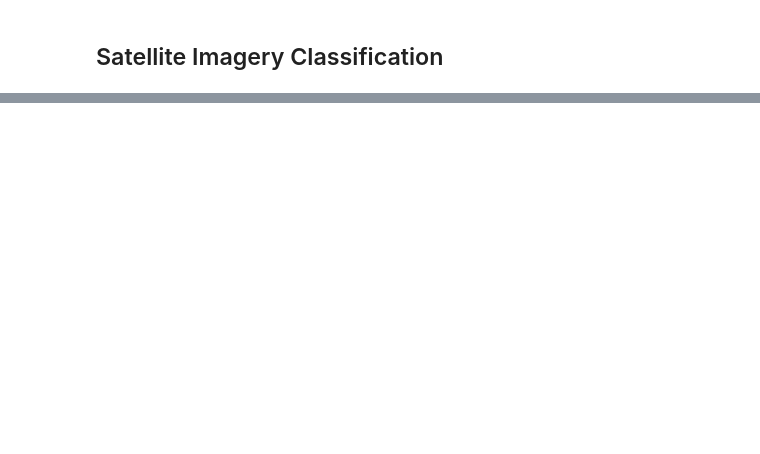
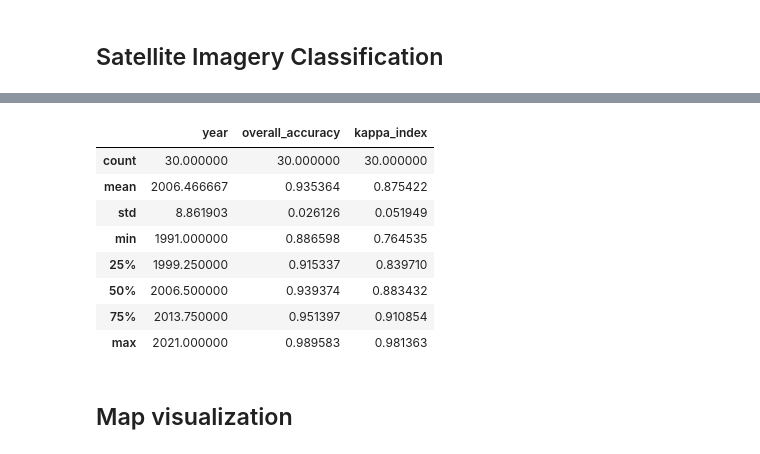
Before and after one commit to CesarRosales16/urban-sprawl-sv, a Jupyter notebook: Expansion_Urbana_AMSS.ipynb, the cells around one changed output, grey strips where cells are left out. Cells and saved outputs as stored; diff of their text form; code cells hidden in the pictures; blank space fills up the shorter version.

```diff
--- a/Expansion_Urbana_AMSS.ipynb
+++ b/Expansion_Urbana_AMSS.ipynb
@@ -584,3 +286,0 @@ train_data.head()
-# %%
-# Create json from geodataframe
-train_json = json.loads(train_data.to_json())
@@ -1096,0 +331,13 @@ show(img)
+# %%
+def classifyMultipleImages(classifier, images, train_pct, training, label, bands):
+  classified_images = []
+  error_matrices = []
+  overall_accuracies = []
+  kappa_indexes = []
+  for image in images:
+    classified, error_matrix, overall_accuracy, kappa_index = classifyGivenImage(classifier, image, train_pct, training, label, bands)
+    classified_images.append(classified)
+    error_matrices.append(error_matrix)
+    overall_accuracies.append(overall_accuracy)
+    kappa_indexes.append(kappa_index)
+  return classified_images, error_matrices, overall_accuracies, kappa_indexes
@@ -1096,0 +405,14 @@ show(img)
+# %%
+cart_classifier = ee.Classifier.smileCart()
+classified_images, error_matrices, overall_accuracies, kappa_indexes = classifyMultipleImages(cart_classifier, clipped_images, 0.80, training, label, bands)
+# %%
+import pandas as pd
+
+result_dict = {
+    'year': years_of_interes,
+    'overall_accuracy': overall_accuracies,
+    'kappa_index': kappa_indexes
+}
+
+result_df = pd.DataFrame(result_dict)
+result_df.head()
@@ -1096,0 +426,12 @@ show(img)
+# %%
+result_df.describe()
+# %% [output]
+|  | year | overall_accuracy | kappa_index |
+| count | 30.000000 | 30.000000 | 30.000000 |
+| mean | 2006.466667 | 0.935364 | 0.875422 |
+| std | 8.861903 | 0.026126 | 0.051949 |
+| min | 1991.000000 | 0.886598 | 0.764535 |
+| 25% | 1999.250000 | 0.915337 | 0.839710 |
+| 50% | 2006.500000 | 0.939374 | 0.883432 |
+| 75% | 2013.750000 | 0.951397 | 0.910854 |
+| max | 2021.000000 | 0.989583 | 0.981363 |
@@ -1096,0 +440,2 @@ show(img)
+# %% [markdown]
+## Map visualization
```
Also changed, not shown: parts of 71 cells of this notebook.
